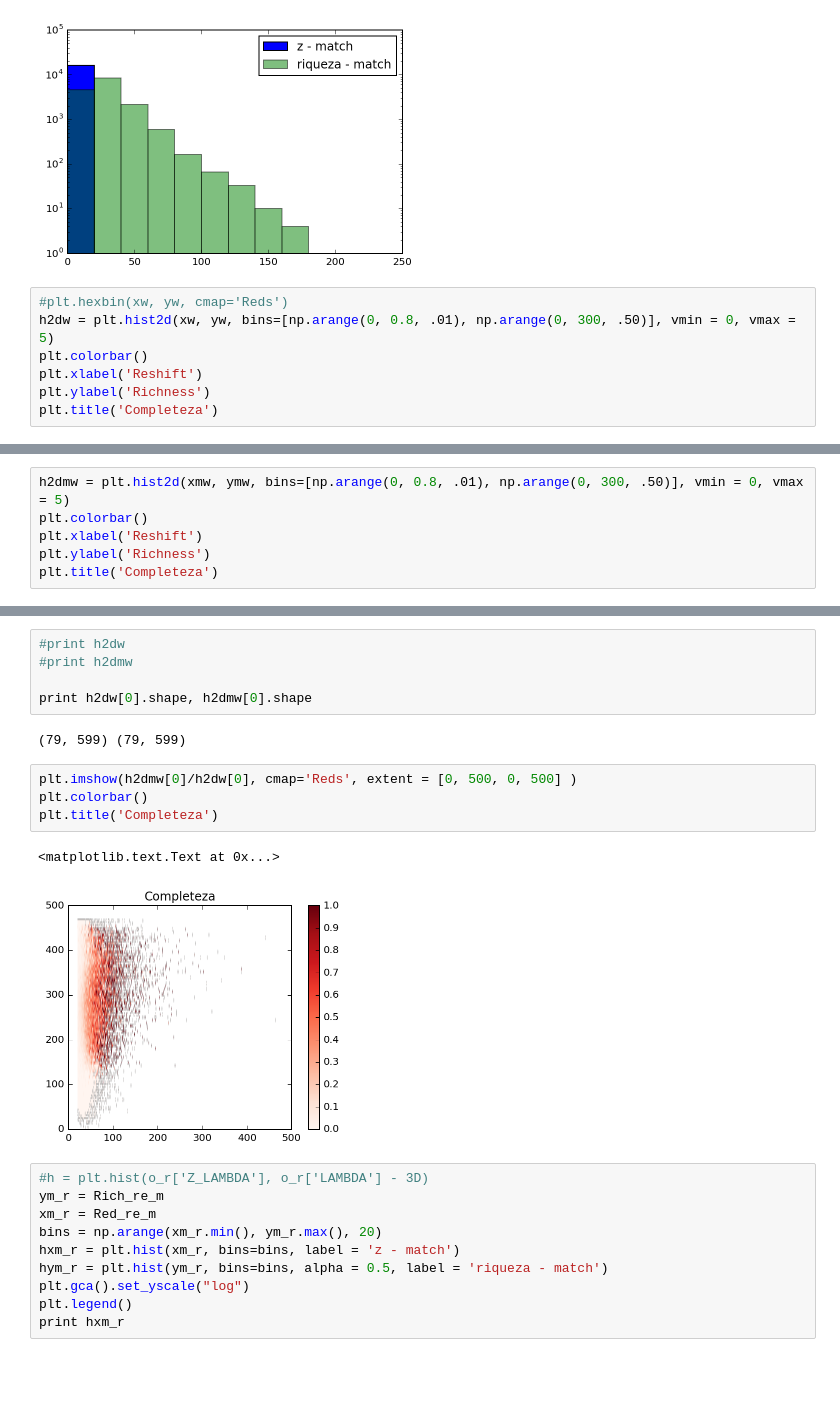
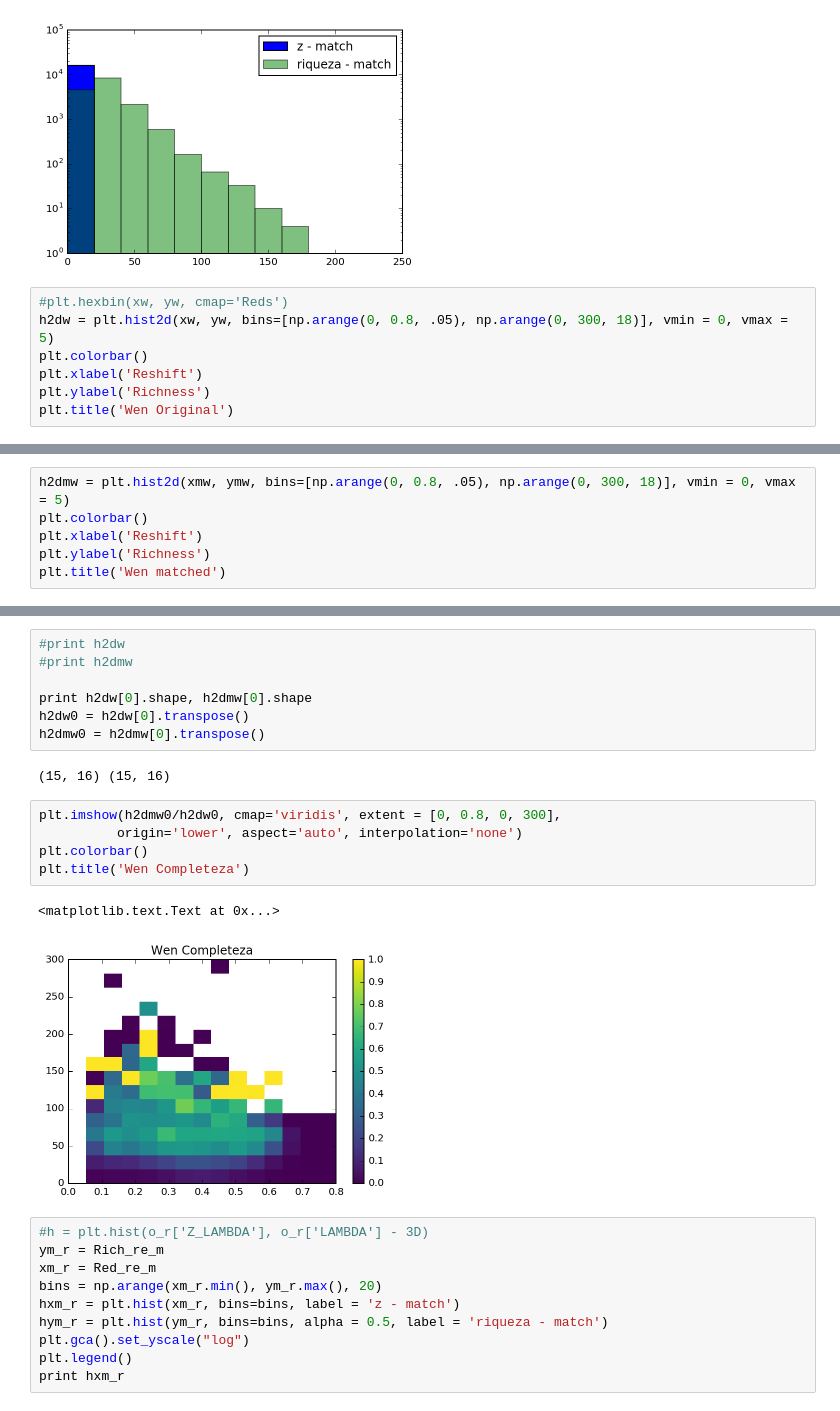
Before and after one commit to clusteron/comparison, a Jupyter notebook: table.ipynb, the cells around one changed output, grey strips where cells are left out. Cells and saved outputs as stored; diff of their text form; blank space fills up the shorter version.

```diff
--- a/table.ipynb
+++ b/table.ipynb
@@ -822,10 +830,10 @@ print hxmw
 [figure]
 # %%
 #plt.hexbin(xw, yw, cmap='Reds')
-h2dw = plt.hist2d(xw, yw, bins=[np.arange(0, 0.8, .01), np.arange(0, 300, .50)], vmin = 0, vmax = 5)
+h2dw = plt.hist2d(xw, yw, bins=[np.arange(0, 0.8, .05), np.arange(0, 300, 18)], vmin = 0, vmax = 5)
 plt.colorbar()
 plt.xlabel('Reshift')
 plt.ylabel('Richness')
-plt.title('Completeza')
+plt.title('Wen Original')
 # %% [output]
 <matplotlib.text.Text at 0x...>
@@ -833,8 +841,8 @@ plt.title('Completeza')
 # %%
-h2dmw = plt.hist2d(xmw, ymw, bins=[np.arange(0, 0.8, .01), np.arange(0, 300, .50)], vmin = 0, vmax = 5)
+h2dmw = plt.hist2d(xmw, ymw, bins=[np.arange(0, 0.8, .05), np.arange(0, 300, 18)], vmin = 0, vmax = 5)
 plt.colorbar()
 plt.xlabel('Reshift')
 plt.ylabel('Richness')
-plt.title('Completeza')
+plt.title('Wen matched')
 # %% [output]
 <matplotlib.text.Text at 0x...>
@@ -844,15 +852,18 @@ plt.title('Completeza')
 #print h2dmw
 
 print h2dw[0].shape, h2dmw[0].shape
+h2dw0 = h2dw[0].transpose()
+h2dmw0 = h2dmw[0].transpose()
 # %% [output]
-(79, 599) (79, 599)
+(15, 16) (15, 16)
 # %%
-plt.imshow(h2dmw[0]/h2dw[0], cmap='Reds', extent = [0, 500, 0, 500] )
+plt.imshow(h2dmw0/h2dw0, cmap='viridis', extent = [0, 0.8, 0, 300],
+          origin='lower', aspect='auto', interpolation='none')
 plt.colorbar()
-plt.title('Completeza')
+plt.title('Wen Completeza')
 # %% [output]
 <matplotlib.text.Text at 0x...>
-[figure, old version]
+[figure, new version]
 # %%
 #h = plt.hist(o_r['Z_LAMBDA'], o_r['LAMBDA'] - 3D)
 ym_r = Rich_re_m
```
Also changed, not shown: parts of 8 cells of this notebook.
